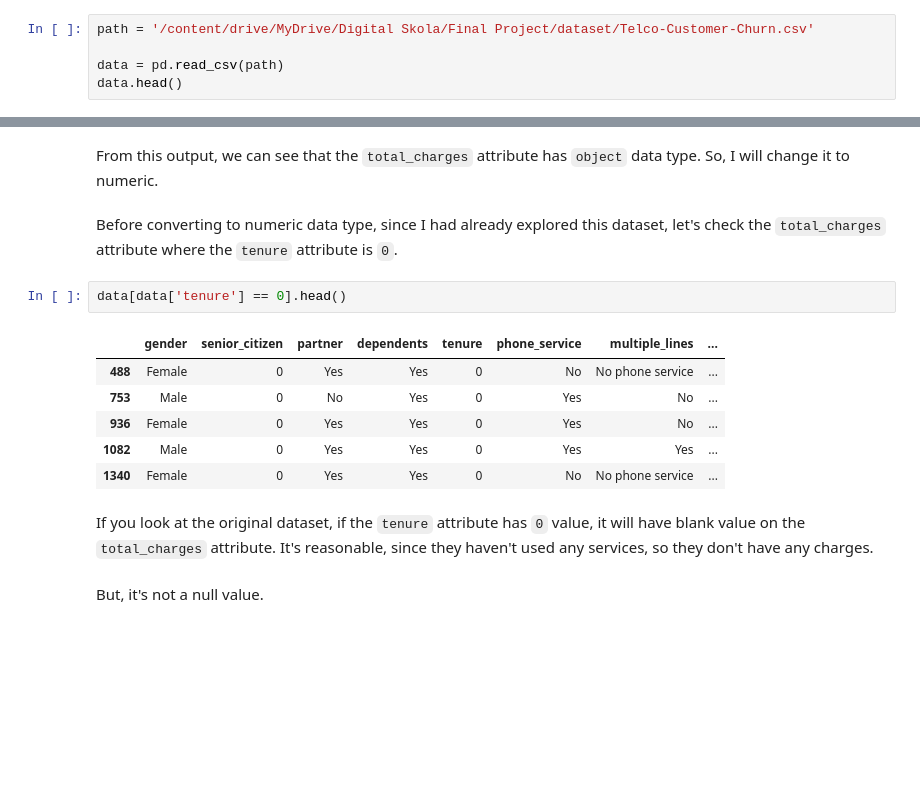
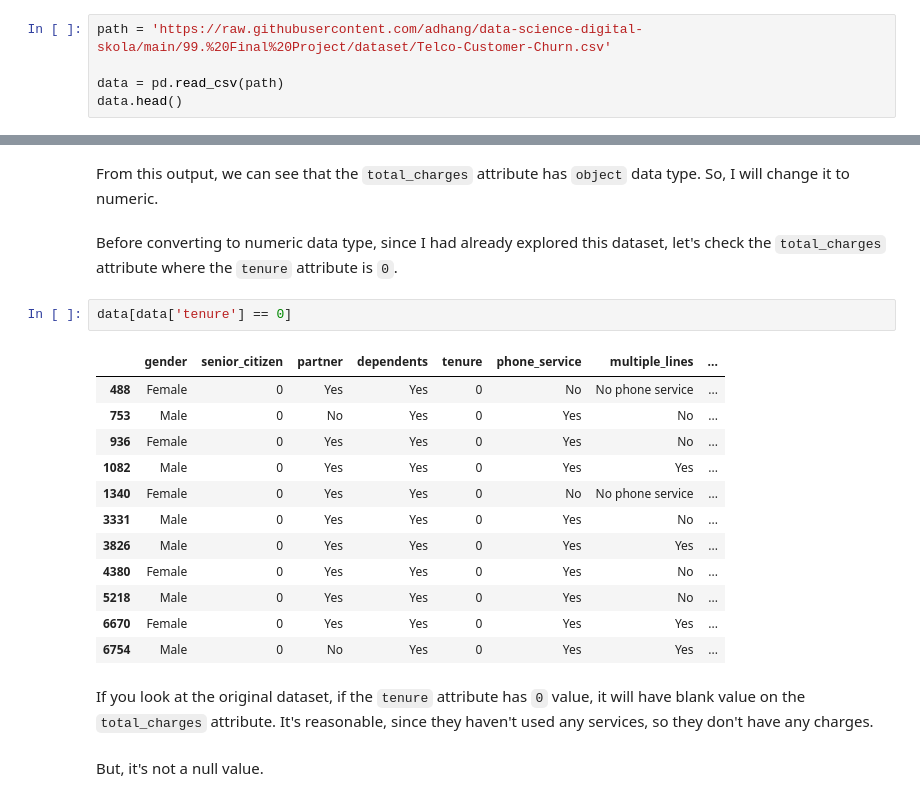
Before and after one commit to adhang/data-science-digital-skola, a Jupyter notebook: 99. Final Project/Telco Customer Churn Prediction.ipynb, the cells around one changed output, grey strips where cells are left out. Saved outputs shown, nothing was run; the diff lists cells and outputs as text; blank space fills up the shorter version.

Commit message:
gcolab - update numerical data distribution

```diff
--- a/99. Final Project/Telco Customer Churn Prediction.ipynb
+++ b/99. Final Project/Telco Customer Churn Prediction.ipynb
@@ -156,7 +106,7 @@ pd.set_option('display.max_colwidth', None)
 # %% [markdown]
 # 3. Reading Dataset
 # %%
-path = '/content/drive/MyDrive/Digital Skola/Final Project/dataset/Telco-Customer-Churn.csv'
+path = 'https://raw.githubusercontent.com/adhang/data-science-digital-skola/main/99.%20Final%20Project/dataset/Telco-Customer-Churn.csv'
 
 data = pd.read_csv(path)
 data.head()
@@ -275,14 +207,20 @@ From this output, we can see that the `total_charges` attribute has `object` dat
 <br><br>
 Before converting to numeric data type, since I had already explored this dataset, let's check the `total_charges` attribute where the `tenure` attribute is `0`.
 # %%
-data[data['tenure'] == 0].head()
+data[data['tenure'] == 0]
 # %% [output]
 |  | gender | senior_citizen | partner | dependents | tenure | phone_service | multiple_lines | ... |
 | 488 | Female | 0 | Yes | Yes | 0 | No | No phone service | ... |
 | 753 | Male | 0 | No | Yes | 0 | Yes | No | ... |
 | 936 | Female | 0 | Yes | Yes | 0 | Yes | No | ... |
 | 1082 | Male | 0 | Yes | Yes | 0 | Yes | Yes | ... |
 | 1340 | Female | 0 | Yes | Yes | 0 | No | No phone service | ... |
+| 3331 | Male | 0 | Yes | Yes | 0 | Yes | No | ... |
+| 3826 | Male | 0 | Yes | Yes | 0 | Yes | Yes | ... |
+| 4380 | Female | 0 | Yes | Yes | 0 | Yes | No | ... |
+| 5218 | Male | 0 | Yes | Yes | 0 | Yes | No | ... |
+| 6670 | Female | 0 | Yes | Yes | 0 | Yes | Yes | ... |
+| 6754 | Male | 0 | No | Yes | 0 | Yes | Yes | ... |
 # %% [markdown]
 If you look at the original dataset, if the `tenure` attribute has `0` value, it will have blank value on the `total_charges` attribute. It's reasonable, since they haven't used any services, so they don't have any charges.
 <br><br>
```
Also changed, not shown: parts of 15 cells of this notebook.
